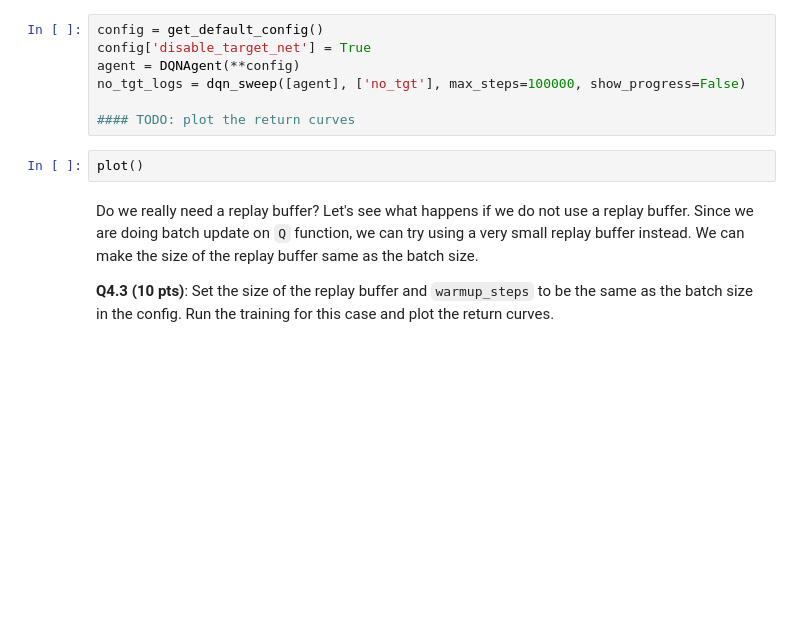
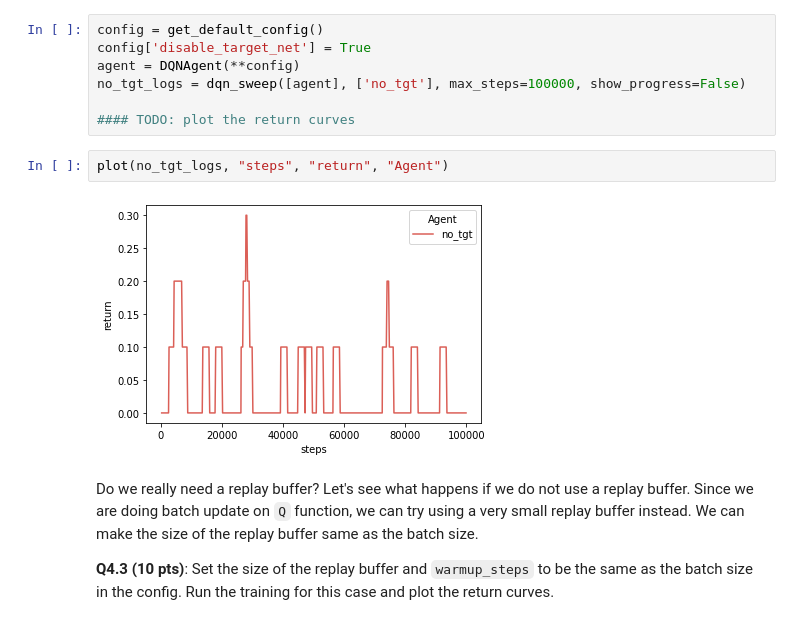
Before and after one commit to LuisCGit/6.484-reinforcement-learning, a Jupyter notebook: dqn.ipynb, the cells around one changed output. Saved outputs shown, nothing was run; the diff lists cells and outputs as text; blank space fills up the shorter version.

```diff
--- a/dqn.ipynb
+++ b/dqn.ipynb
@@ -507,8 +507,10 @@ agent = DQNAgent(**config)
 no_tgt_logs = dqn_sweep([agent], ['no_tgt'], max_steps=100000, show_progress=False)
 
 #### TODO: plot the return curves
-# %%
-plot()
+# %%
+plot(no_tgt_logs, "steps", "return", "Agent")
+# %% [output]
+[figure, added]
 # %% [markdown]
 Do we really need a replay buffer? Let's see what happens if we do not use a replay buffer. Since we are doing batch update on `Q` function, we can try using a very small replay buffer instead. We can make the size of the replay buffer same as the batch size.
 
```
Also changed, not shown: parts of 5 cells of this notebook.
